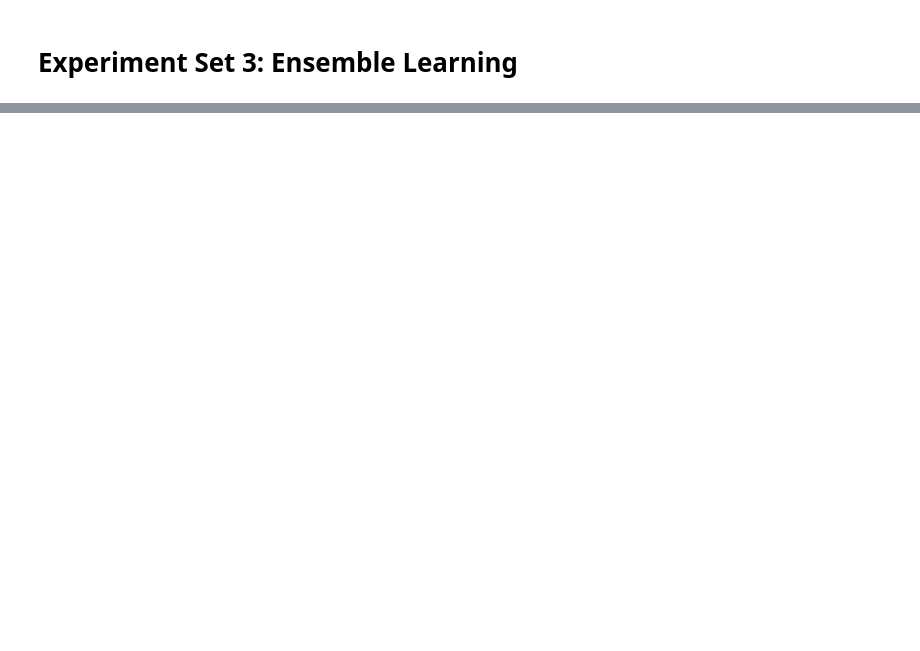
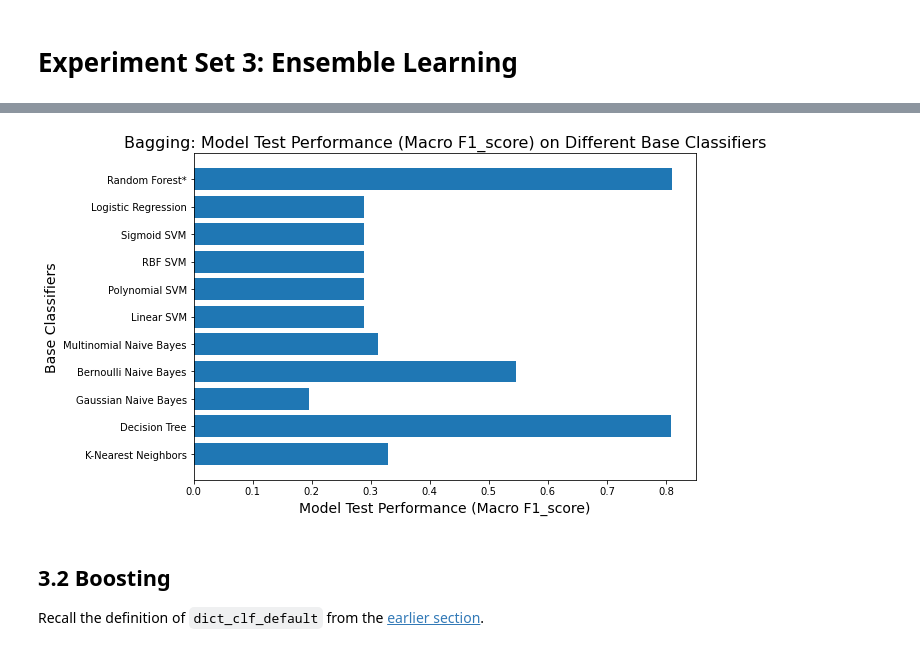
Before and after one commit to yongmenglee/cds503_final_project, a Jupyter notebook: final.ipynb, the cells around one changed output, grey strips where cells are left out. Cells and saved outputs as stored; diff of their text form; code cells hidden in the pictures; blank space fills up the shorter version.

```diff
--- a/final.ipynb
+++ b/final.ipynb
@@ -177,0 +602,74 @@ df.head()
+# %%
+# Compare all classifiers
+list_clf = []
+list_score = []
+
+score_param = "f1_score"
+average_param = "macro"
+
+feature_train = x_train
+feature_test = x_test
+# feature_train = scaled_x_train
+# feature_test = scaled_x_test
+
+bagging_param = dict(n_estimators=100, random_state=0)
+
+# Loop through all classifiers
+for i, clf in enumerate(dict_clf_default):
+    print("- {}".format(clf))
+    estimator = dict_clf_default[clf]
+
+    params = bagging_param.copy()
+    params["base_estimator"] = estimator
+
+    model_bagging = BaggingClassifier(**params)
+
+    try:
+        score = test_model(model_bagging, feature_train, feature_test, y_train, y_test,
+                           score=score_param, average=average_param)
+
+    except Exception as e:
+        error_class_name = e.__class__.__name__
+        print("{}: {}\n".format(error_class_name, e))
+        continue
+
+    print()
+
+    list_clf.append(clf)
+    list_score.append(score["score"])
+
+# (Bonus) Random Forest classifier
+model_rf = RandomForestClassifier(**bagging_param)
+
+name_rf = "Random Forest*"
+print("- {}".format(name_rf))
+
+score_rf = test_model(model_rf, feature_train, feature_test, y_train, y_test,
+                      score=score_param, average=average_param)
+
+list_clf.append(name_rf)
+list_score.append(score_rf["score"])
+
+# Create data frame
+data = dict(classifier=list_clf, test_performance=list_score)
+df_performance = pd.DataFrame(data=data)
+
+# # Save and export df_performance to CSV file
+# df_performance.to_csv(r'final_project_performance_bagging.csv', index = False, header = True)
+
+# Plotting for comparison
+str_x_label = "Model Test Performance ({} {})".format(average_param.capitalize(), score_param.capitalize())
+font_size = 12
+
+plt.figure(figsize=(9, 6))
+plt.barh(list_clf, list_score)
+
+plt.title("Bagging: {} on Different Base Classifiers".format(str_x_label), fontsize=(font_size + 4))
+plt.xlabel(str_x_label, fontsize=(font_size + 2))
+plt.ylabel("Base Classifiers", fontsize=(font_size + 2))
+
+plt.show()
+
+# # Save plot into PNG (optional)
+# plt.savefig("final_project_performance_bagging.png", dpi=300, bbox_inches="tight")
+# %% [output]
@@ -177,0 +693,5 @@ df.head()
+[figure, added]
+# %% [markdown]
+## 3.2 Boosting
+
+Recall the definition of `dict_clf_default` from the [earlier section](#3.0-Default-Classifiers).
```
Also changed, not shown: parts of 47 cells of this notebook, 13 other files.
